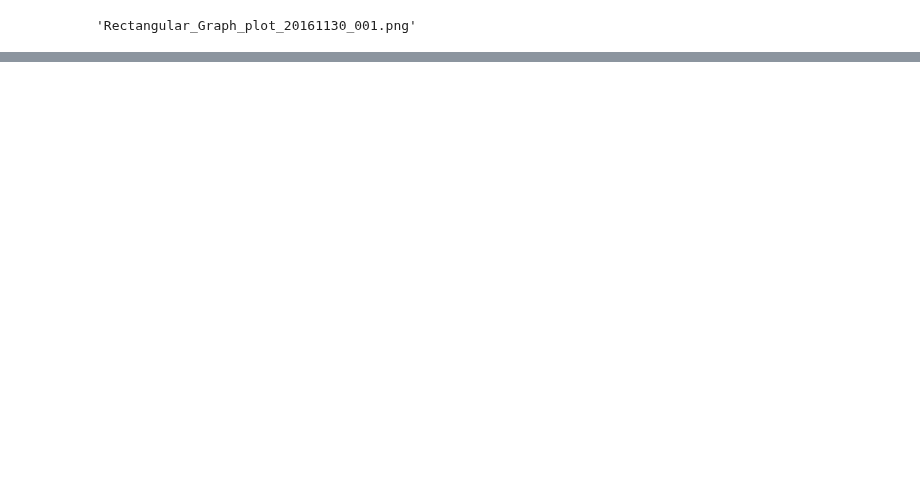
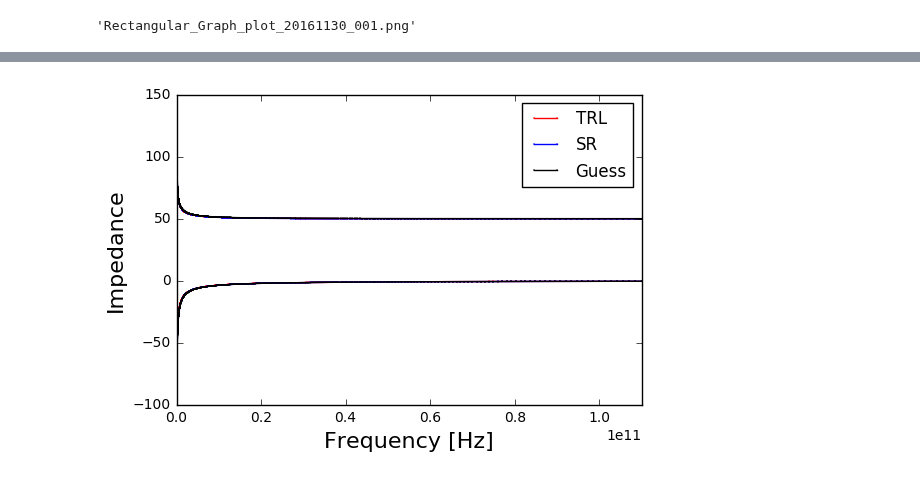
Before and after one commit to aricsanders/Jupyter-Notebooks, a Jupyter notebook: Image_Graph_Example_20161130_001.ipynb, the cells around one changed output, grey strips where cells are left out. Cells and saved outputs as stored; diff of their text form; code cells hidden in the pictures; blank space fills up the shorter version.

```diff
--- a/Image_Graph_Example_20161130_001.ipynb
+++ b/Image_Graph_Example_20161130_001.ipynb
@@ -185,0 +250,4 @@ plotFig("PropagationConstant.fig")
+# %%
+fig_to_matplotlib("CharacteristicImpedance.fig")
+# %% [output]
+[figure, added]
```
Also changed, not shown: parts of 23 cells of this notebook, 5 other files.
